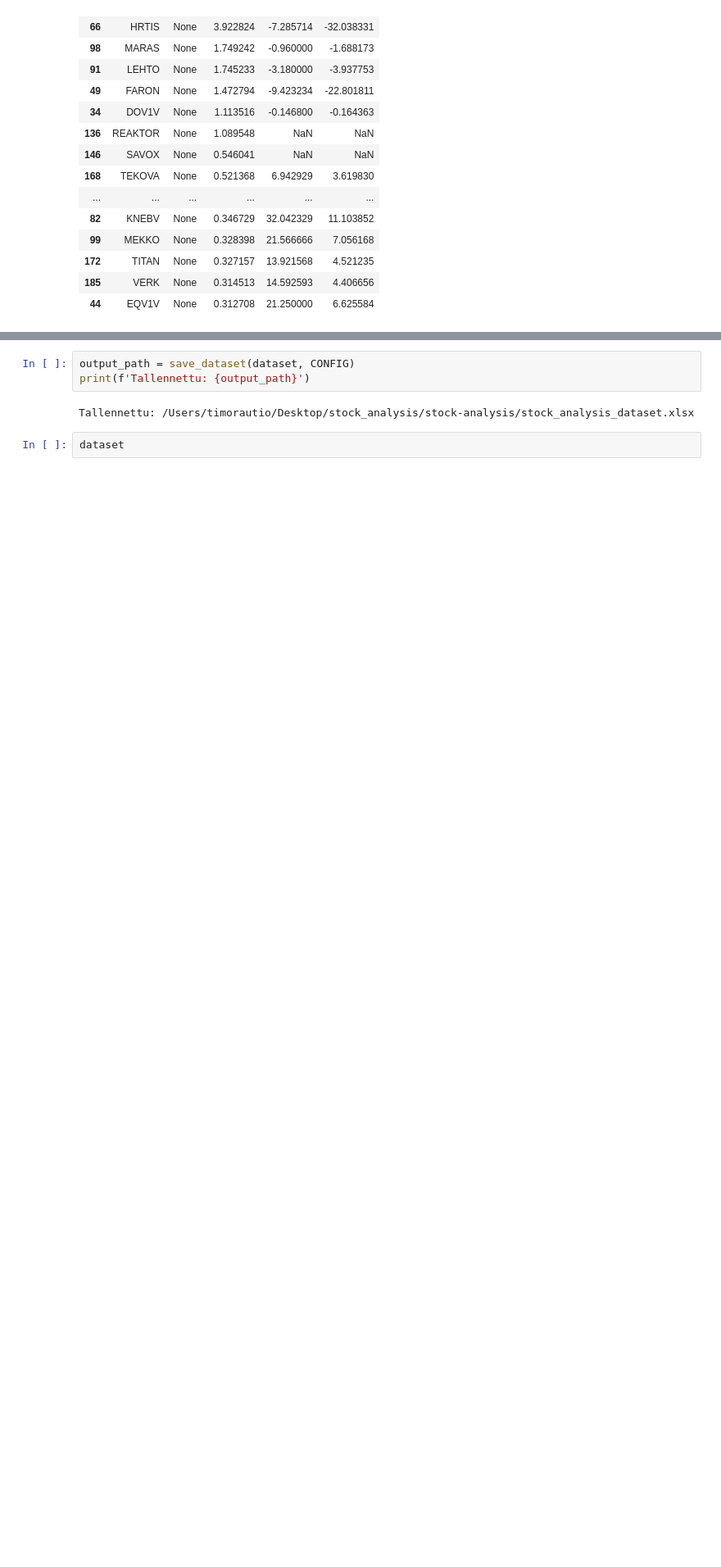
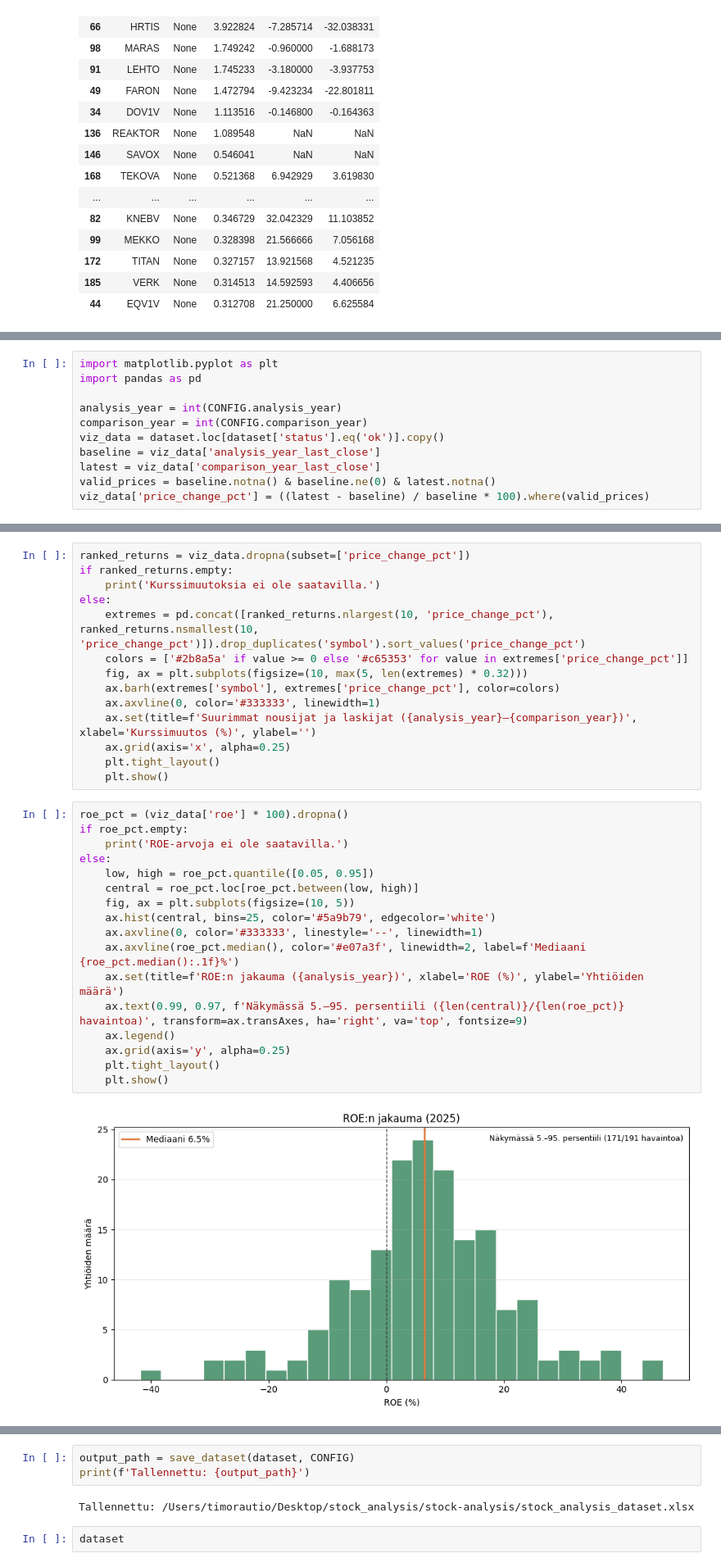
Before and after one commit to ratimo/stock-analysis, a Jupyter notebook: fin_stock_analysis.ipynb, the cells around one changed output, grey strips where cells are left out. Shown at 82% size. Drawn from its saved outputs; the diff is of its cells as text; blank space fills up the shorter version.

Commit message:
added some graphs

```diff
--- a/fin_stock_analysis.ipynb
+++ b/fin_stock_analysis.ipynb
@@ -89,0 +94,11 @@ filtered[['symbol', 'name', 'roe', 'pe_ratio', 'pb_ratio']].head(20)
+# %%
+import matplotlib.pyplot as plt
+import pandas as pd
+
+analysis_year = int(CONFIG.analysis_year)
+comparison_year = int(CONFIG.comparison_year)
+viz_data = dataset.loc[dataset['status'].eq('ok')].copy()
+baseline = viz_data['analysis_year_last_close']
+latest = viz_data['comparison_year_last_close']
+valid_prices = baseline.notna() & baseline.ne(0) & latest.notna()
+viz_data['price_change_pct'] = ((latest - baseline) / baseline * 100).where(valid_prices)
@@ -89,0 +122,33 @@ filtered[['symbol', 'name', 'roe', 'pe_ratio', 'pb_ratio']].head(20)
+# %%
+ranked_returns = viz_data.dropna(subset=['price_change_pct'])
+if ranked_returns.empty:
+    print('Kurssimuutoksia ei ole saatavilla.')
+else:
+    extremes = pd.concat([ranked_returns.nlargest(10, 'price_change_pct'), ranked_returns.nsmallest(10, 'price_change_pct')]).drop_duplicates('symbol').sort_values('price_change_pct')
+    colors = ['#2b8a5a' if value >= 0 else '#c65353' for value in extremes['price_change_pct']]
+    fig, ax = plt.subplots(figsize=(10, max(5, len(extremes) * 0.32)))
+    ax.barh(extremes['symbol'], extremes['price_change_pct'], color=colors)
+    ax.axvline(0, color='#333333', linewidth=1)
+    ax.set(title=f'Suurimmat nousijat ja laskijat ({analysis_year}–{comparison_year})', xlabel='Kurssimuutos (%)', ylabel='')
+    ax.grid(axis='x', alpha=0.25)
+    plt.tight_layout()
+    plt.show()
+# %%
+roe_pct = (viz_data['roe'] * 100).dropna()
+if roe_pct.empty:
+    print('ROE-arvoja ei ole saatavilla.')
+else:
+    low, high = roe_pct.quantile([0.05, 0.95])
+    central = roe_pct.loc[roe_pct.between(low, high)]
+    fig, ax = plt.subplots(figsize=(10, 5))
+    ax.hist(central, bins=25, color='#5a9b79', edgecolor='white')
+    ax.axvline(0, color='#333333', linestyle='--', linewidth=1)
+    ax.axvline(roe_pct.median(), color='#e07a3f', linewidth=2, label=f'Mediaani {roe_pct.median():.1f}%')
+    ax.set(title=f'ROE:n jakauma ({analysis_year})', xlabel='ROE (%)', ylabel='Yhtiöiden määrä')
+    ax.text(0.99, 0.97, f'Näkymässä 5.–95. persentiili ({len(central)}/{len(roe_pct)} havaintoa)', transform=ax.transAxes, ha='right', va='top', fontsize=9)
+    ax.legend()
+    ax.grid(axis='y', alpha=0.25)
+    plt.tight_layout()
+    plt.show()
+# %% [output]
+[figure, added]
```
Also changed, not shown: parts of 7 cells of this notebook, 1 other file.
